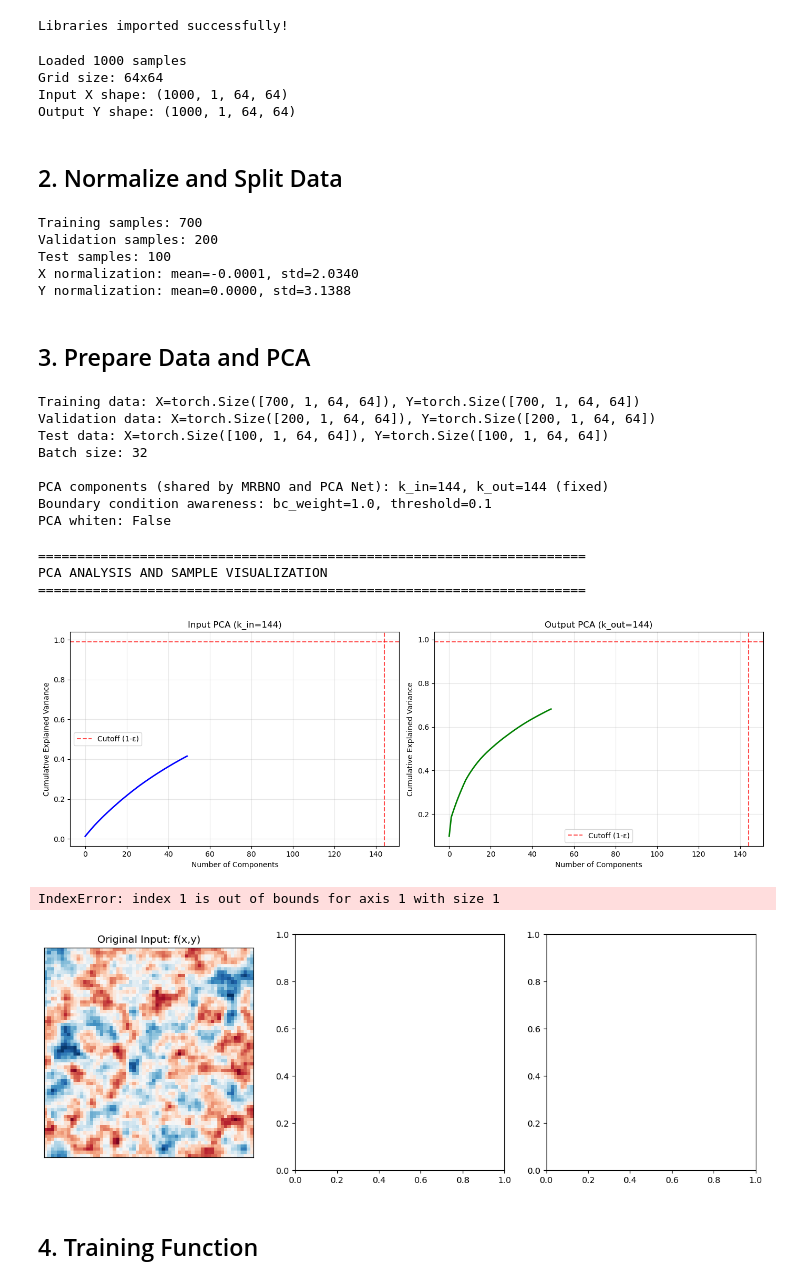
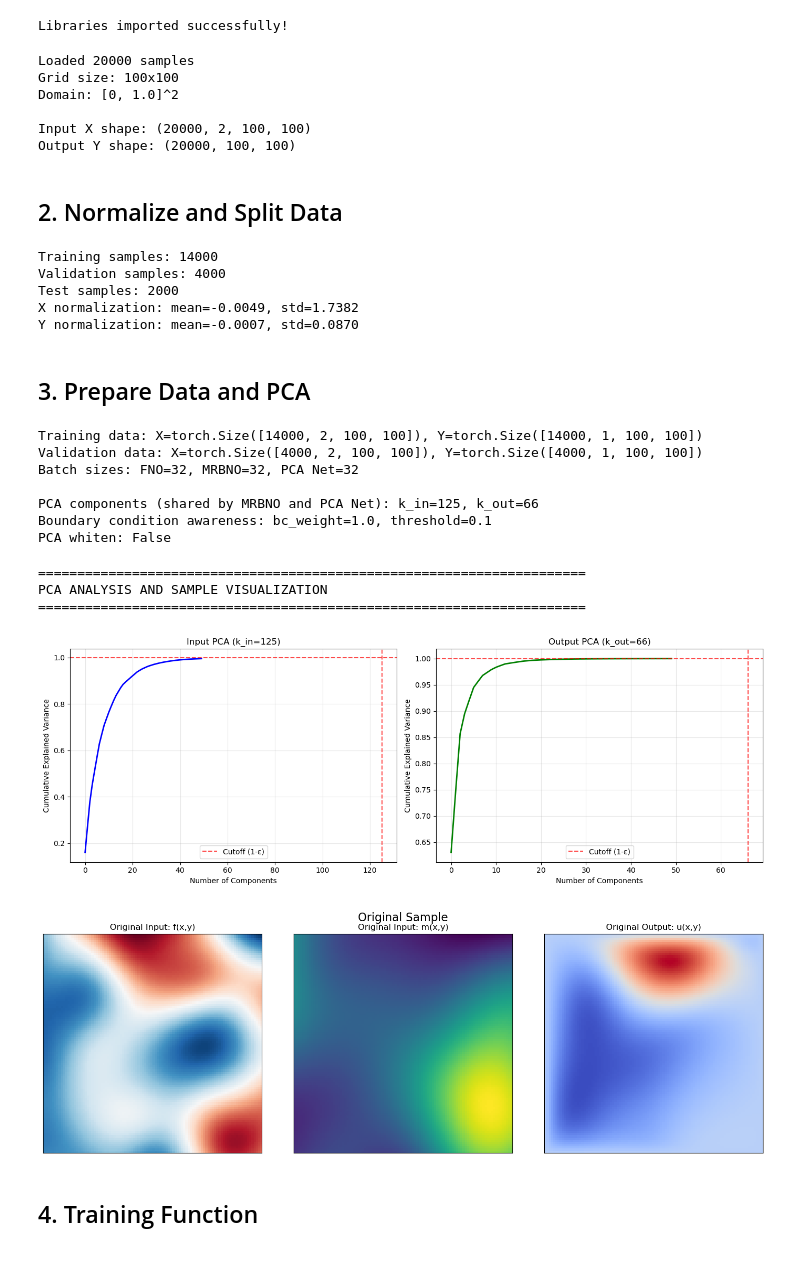
Before and after one commit to leonardvetter/AMOR, a Jupyter notebook: multilayer_RBNO/scripts/train_kolmogorov_Re500.ipynb, the cells around one changed output. Cells and saved outputs as stored; diff of their text form; code cells hidden in the pictures.

```diff
--- a/multilayer_RBNO/scripts/train_kolmogorov_Re500.ipynb
+++ b/multilayer_RBNO/scripts/train_kolmogorov_Re500.ipynb
@@ -45,8 +45,7 @@ Libraries imported successfully!
 # Load Kolmogorov dataset - time series data
 import os
 scratch_dir = os.environ.get('SCRATCH', '/tmp')
-#data_path = os.path.join(scratch_dir, 'data', '2D_NS_Re500.npy')
-data_path = os.path.join(repo_root, 'data', '2D_NS_Re500.npy')
+data_path = os.path.join(scratch_dir, 'data', '2D_NS_Re500.npy')
 data_all = np.load(data_path, allow_pickle=True)  # Shape: (num_samples, 501, H, W)
 
 # Use first timestep as input, next timestep as output (autoregressive)
@@ -60,10 +59,12 @@ print(f"Grid size: {X.shape[2]}x{X.shape[3]}")
 print(f"Input X shape: {X.shape}")
 print(f"Output Y shape: {Y.shape}")
 # %% [output]
-Loaded 1000 samples
-Grid size: 64x64
-Input X shape: (1000, 1, 64, 64)
-Output Y shape: (1000, 1, 64, 64)
+Loaded 20000 samples
+Grid size: 100x100
+Domain: [0, 1.0]^2
+
+Input X shape: (20000, 2, 100, 100)
+Output Y shape: (20000, 100, 100)
 # %% [markdown]
 ## 2. Normalize and Split Data
 # %%
@@ -99,21 +100,21 @@ Y_test = (Y_test - y_mean) / (y_std + 1e-8)
 print(f"X normalization: mean={x_mean:.4f}, std={x_std:.4f}")
 print(f"Y normalization: mean={y_mean:.4f}, std={y_std:.4f}")
 # %% [output]
-Training samples: 700
-Validation samples: 200
-Test samples: 100
-X normalization: mean=-0.0001, std=2.0340
-Y normalization: mean=0.0000, std=3.1388
+Training samples: 14000
+Validation samples: 4000
+Test samples: 2000
+X normalization: mean=-0.0049, std=1.7382
+Y normalization: mean=-0.0007, std=0.0870
 # %% [markdown]
 ## 3. Prepare Data and PCA
 # %%
 # Convert to PyTorch tensors
 X_train_t = torch.from_numpy(X_train).float()
-Y_train_t = torch.from_numpy(Y_train).float()
+Y_train_t = torch.from_numpy(Y_train).float().unsqueeze(1)
 X_val_t = torch.from_numpy(X_val).float()
-Y_val_t = torch.from_numpy(Y_val).float()
+Y_val_t = torch.from_numpy(Y_val).float().unsqueeze(1)
 X_test_t = torch.from_numpy(X_test).float()
-Y_test_t = torch.from_numpy(Y_test).float()
+Y_test_t = torch.from_numpy(Y_test).float().unsqueeze(1)
 
 print(f"Training data: X={X_train_t.shape}, Y={Y_train_t.shape}")
 print(f"Validation data: X={X_val_t.shape}, Y={Y_val_t.shape}")
@@ -148,12 +149,11 @@ print(f"\nPCA components (shared by MRBNO and PCA Net): k_in={k_in}, k_out={k_ou
 print(f"Boundary condition awareness: bc_weight={rb.bc_weight}, threshold={rb.boundary_threshold}")
 print(f"PCA whiten: {getattr(rb, 'whiten', False)}")
 # %% [output]
-Training data: X=torch.Size([700, 1, 64, 64]), Y=torch.Size([700, 1, 64, 64])
-Validation data: X=torch.Size([200, 1, 64, 64]), Y=torch.Size([200, 1, 64, 64])
-Test data: X=torch.Size([100, 1, 64, 64]), Y=torch.Size([100, 1, 64, 64])
-Batch size: 32
+Training data: X=torch.Size([14000, 2, 100, 100]), Y=torch.Size([14000, 1, 100, 100])
+Validation data: X=torch.Size([4000, 2, 100, 100]), Y=torch.Size([4000, 1, 100, 100])
+Batch sizes: FNO=32, MRBNO=32, PCA Net=32
 
-PCA components (shared by MRBNO and PCA Net): k_in=144, k_out=144 (fixed)
+PCA components (shared by MRBNO and PCA Net): k_in=125, k_out=66
 Boundary condition awareness: bc_weight=1.0, threshold=0.1
 PCA whiten: False
 # %%
@@ -161,7 +161,6 @@ PCA whiten: False
 print("\n" + "="*70)
 print("PCA ANALYSIS AND SAMPLE VISUALIZATION")
 print("="*70)
-epsilon = 0.01  # 1% variance cutoff for visualization
 
 # Plot PCA explained variance
 fig, axes = plt.subplots(1, 2, figsize=(14, 5))
@@ -254,36 +253,35 @@ for i, rank in enumerate(ranks_to_test):
 plt.suptitle('Sample Reconstructions with Different PCA Ranks', fontsize=16)
 plt.tight_layout()
 plt.show()
 
 # Show reconstruction errors
 print(f"\nReconstruction errors for sample {sample_idx}:")
 print("Rank\tInput MSE\tOutput MSE")
 print("-" * 35)
 for rank in ranks_to_test:
     # Input error - use full multi-channel input
     x_flat = x_sample.reshape(1, -1)
     x_coeffs = rb.pca_in.transform(x_flat)[:, :rank]
     x_reconstructed = rb.pca_in.inverse_transform(
         np.pad(x_coeffs, ((0, 0), (0, rb.pca_in.n_components_ - rank)), 'constant')
     ).reshape(1, 2, 100, 100)
     x_mse = np.mean((x_reconstructed - x_sample)**2)
 
     # Output error
     y_flat = y_sample.reshape(1, -1)
     y_coeffs = rb.pca_out.transform(y_flat)[:, :rank]
     y_reconstructed = rb.pca_out.inverse_transform(
         np.pad(y_coeffs, ((0, 0), (0, rb.pca_out.n_components_ - rank)), 'constant')
     ).reshape(100, 100)
     y_mse = np.mean((y_reconstructed - y_sample[0])**2)
 
     print(f"{rank}\t{x_mse:.2e}\t{y_mse:.2e}")
 # %% [output]
 ======================================================================
 PCA ANALYSIS AND SAMPLE VISUALIZATION
 ======================================================================
-[figure, old version]
+[figure, new version]
-IndexError: index 1 is out of bounds for axis 1 with size 1
-[figure, old version]
+[figure, new version]
 # %% [markdown]
 ## 4. Training Function
 # %%
```
Also changed, not shown: parts of 4 cells of this notebook, 1 other file.
